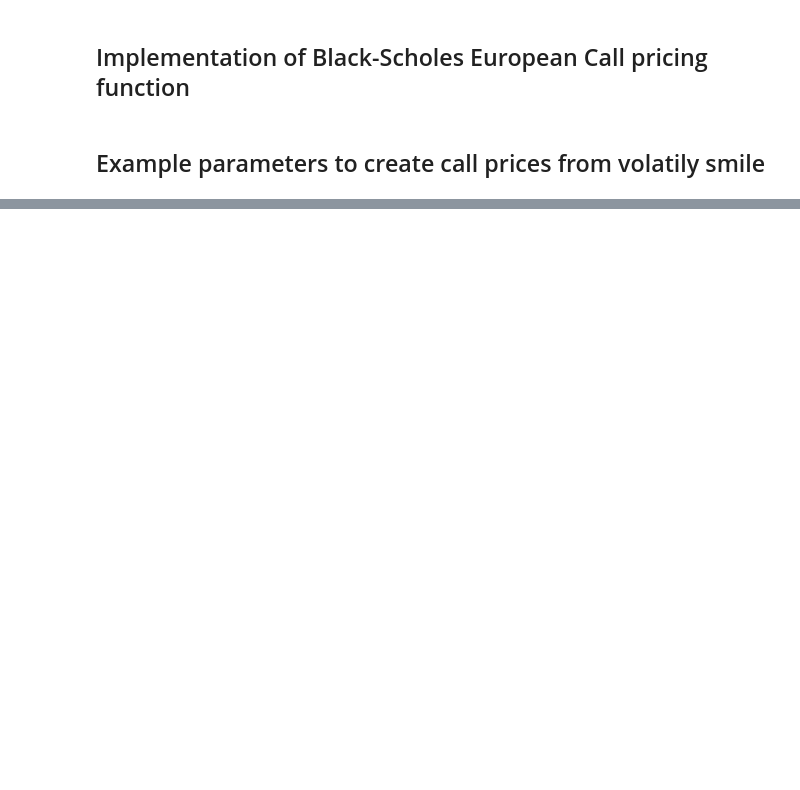
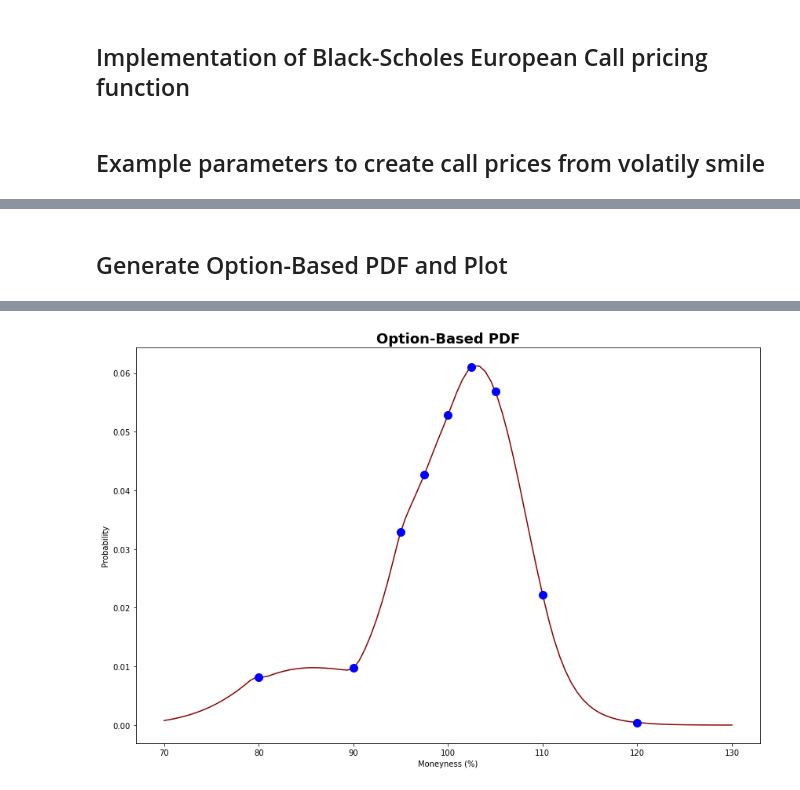
Before and after one commit to chandrab/implementing_papers, a Jupyter notebook: notebooks/Option-Based Risk-Neutral Distributions.ipynb, the cells around one changed output, grey strips where cells are left out. Cells and saved outputs as stored; diff of their text form; code cells hidden in the pictures; blank space fills up the shorter version.

```diff
--- a/notebooks/Option-Based Risk-Neutral Distributions.ipynb
+++ b/notebooks/Option-Based Risk-Neutral Distributions.ipynb
@@ -102,0 +174,39 @@ d = 0.02306
+# %%
+def option_PDF(K, T, r, d, e=1):
+    """
+    Option-Based PDF function.
+
+    Parameters:
+    K = strike moneyness percent (80% = 80)
+    T = years to maturity
+    r = annualised continuously compounded risk-free rate with tenor T
+    d = annualised continuously compounded dividend yield over tenot T
+    e = epsilon for discrete derivative approximation
+    """
+
+    uK = K + e/2
+    dK = K - e/2
+
+    u_cdf, d_cdf = option_CDF(uK, T, r, d, e), option_CDF(dK, T, r, d, e)
+
+    return np.exp(r*T) * (u_cdf - d_cdf) / e
+# %% [markdown]
+## Generate Option-Based PDF and Plot
+# %%
+%%time
+pdf = []
+for K in K_range:
+    pdf.append(option_PDF(K, T, r, d))
+
+pdf_points = []
+for K, _ in df.itertuples():
+    pdf_points.append(option_PDF(K, T, r, d))
+
+plt.figure(figsize=(12, 8))
+plt.plot(K_range, pdf, color='darkred', label='spline')
+plt.plot(df.index, pdf_points, color='b', marker='o', linestyle="", markersize=10)
+plt.title('Option-Based PDF', fontweight='bold', fontsize='18')
+plt.ylabel('Probability')
+plt.xlabel('Moneyness (%)')
+plt.tight_layout();
+# %% [output]
@@ -102,0 +214 @@ d = 0.02306
+[figure, added]
```
Also changed, not shown: parts of 13 cells of this notebook.
